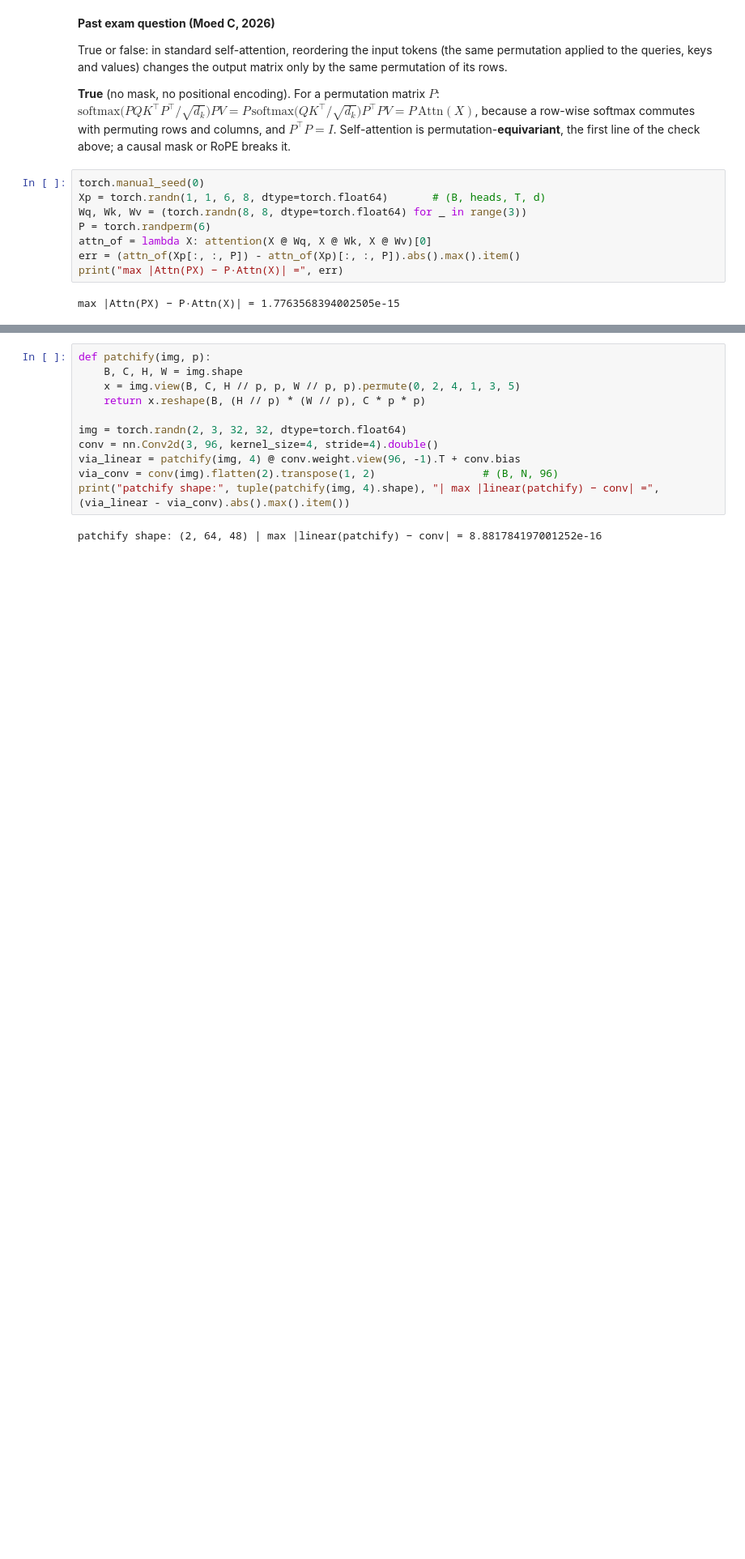
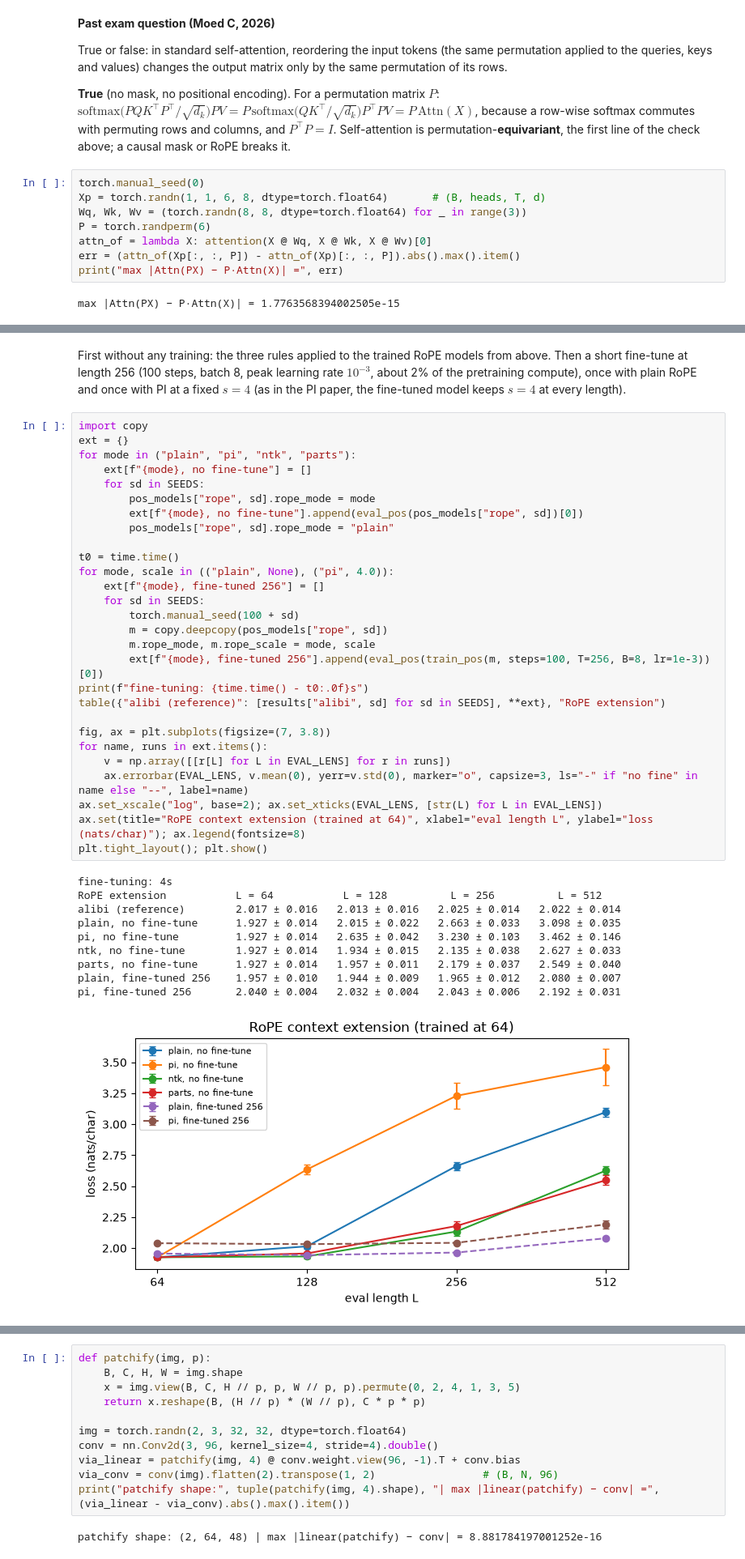
Before and after one commit to idansc/dl-course-2026, a Jupyter notebook: tutorials/solutions/T04_transformers.ipynb, the cells around one changed output, grey strips where cells are left out. Shown at 81% size. Saved outputs shown, nothing was run; the diff lists cells and outputs as text; blank space fills up the shorter version.

```diff
--- a/tutorials/solutions/T04_transformers.ipynb
+++ b/tutorials/solutions/T04_transformers.ipynb
@@ -513,0 +860,41 @@ max |Attn(PX) − P·Attn(X)| = 1.7763568394002505e-15
+# %% [markdown]
+First without any training: the three rules applied to the trained RoPE models from above. Then a short fine-tune at length 256 (100 steps, batch 8, peak learning rate $10^{-3}$, about 2% of the pretraining compute), once with plain RoPE and once with PI at a fixed $s=4$ (as in the PI paper, the fine-tuned model keeps $s=4$ at every length).
+# %%
+import copy
+ext = {}
+for mode in ("plain", "pi", "ntk", "parts"):
+    ext[f"{mode}, no fine-tune"] = []
+    for sd in SEEDS:
+        pos_models["rope", sd].rope_mode = mode
+        ext[f"{mode}, no fine-tune"].append(eval_pos(pos_models["rope", sd])[0])
+        pos_models["rope", sd].rope_mode = "plain"
+
+t0 = time.time()
+for mode, scale in (("plain", None), ("pi", 4.0)):
+    ext[f"{mode}, fine-tuned 256"] = []
+    for sd in SEEDS:
+        torch.manual_seed(100 + sd)
+        m = copy.deepcopy(pos_models["rope", sd])
+        m.rope_mode, m.rope_scale = mode, scale
+        ext[f"{mode}, fine-tuned 256"].append(eval_pos(train_pos(m, steps=100, T=256, B=8, lr=1e-3))[0])
+print(f"fine-tuning: {time.time() - t0:.0f}s")
+table({"alibi (reference)": [results["alibi", sd] for sd in SEEDS], **ext}, "RoPE extension")
+
+fig, ax = plt.subplots(figsize=(7, 3.8))
+for name, runs in ext.items():
+    v = np.array([[r[L] for L in EVAL_LENS] for r in runs])
+    ax.errorbar(EVAL_LENS, v.mean(0), yerr=v.std(0), marker="o", capsize=3, ls="-" if "no fine" in name else "--", label=name)
+ax.set_xscale("log", base=2); ax.set_xticks(EVAL_LENS, [str(L) for L in EVAL_LENS])
+ax.set(title="RoPE context extension (trained at 64)", xlabel="eval length L", ylabel="loss (nats/char)"); ax.legend(fontsize=8)
+plt.tight_layout(); plt.show()
+# %% [output]
+fine-tuning: 4s
+RoPE extension           L = 64           L = 128          L = 256          L = 512
+alibi (reference)        2.017 ± 0.016   2.013 ± 0.016   2.025 ± 0.014   2.022 ± 0.014
+plain, no fine-tune      1.927 ± 0.014   2.015 ± 0.022   2.663 ± 0.033   3.098 ± 0.035
+pi, no fine-tune         1.927 ± 0.014   2.635 ± 0.042   3.230 ± 0.103   3.462 ± 0.146
+ntk, no fine-tune        1.927 ± 0.014   1.934 ± 0.015   2.135 ± 0.038   2.627 ± 0.033
+parts, no fine-tune      1.927 ± 0.014   1.957 ± 0.011   2.179 ± 0.037   2.549 ± 0.040
+plain, fine-tuned 256    1.957 ± 0.010   1.944 ± 0.009   1.965 ± 0.012   2.080 ± 0.007
+pi, fine-tuned 256       2.040 ± 0.004   2.032 ± 0.004   2.043 ± 0.006   2.192 ± 0.031
+[figure, added]
```
Also changed, not shown: parts of 39 cells of this notebook, 12 other files.
